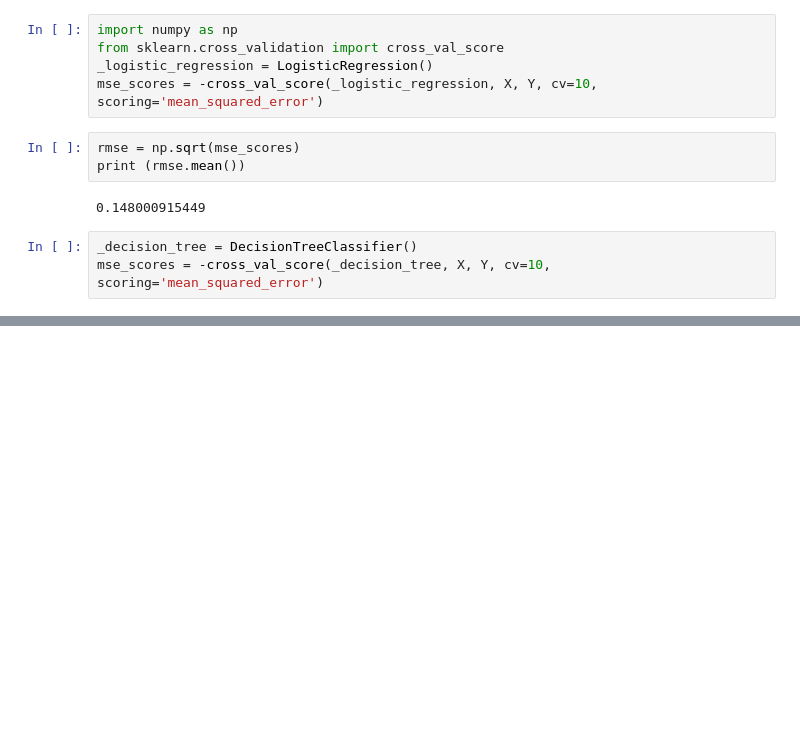
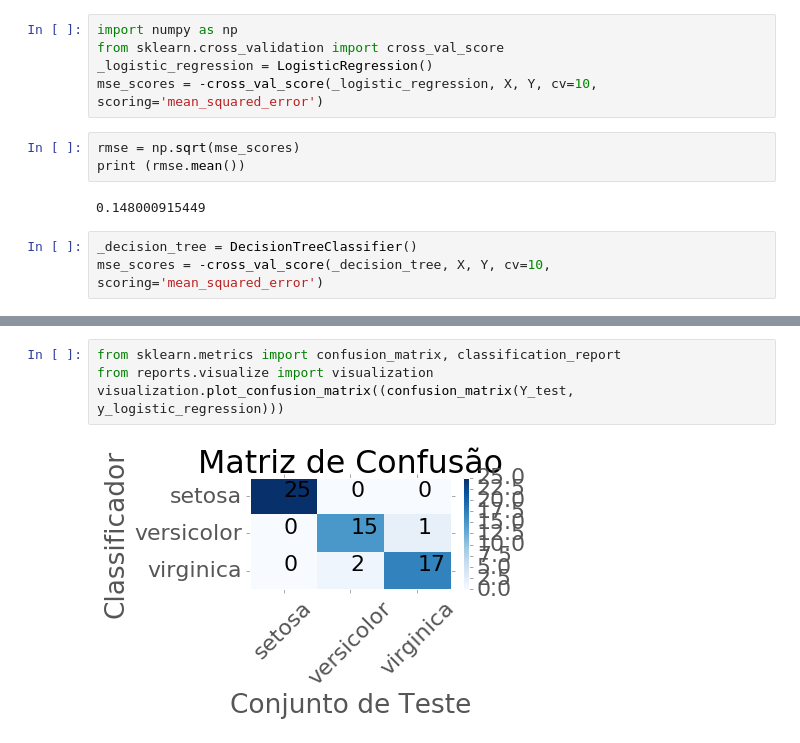
Before and after one commit to andressa/tdcpoa2016-trilhapython-datascience-e-scikitlearn, a Jupyter notebook: Aprenda_Ciência_de_Dados_com_Scikit-Learn.ipynb, the cells around one changed output, grey strips where cells are left out. Drawn from its saved outputs; the diff is of its cells as text; blank space fills up the shorter version.

```diff
--- a/Aprenda_Ciência_de_Dados_com_Scikit-Learn.ipynb
+++ b/Aprenda_Ciência_de_Dados_com_Scikit-Learn.ipynb
@@ -359,0 +362,6 @@ print (rmse.mean())
+# %%
+from sklearn.metrics import confusion_matrix, classification_report
+from reports.visualize import visualization
+visualization.plot_confusion_matrix((confusion_matrix(Y_test, y_logistic_regression)))
+# %% [output]
+[figure, added]
```
Also changed, not shown: parts of 6 cells of this notebook, 6 other files.
